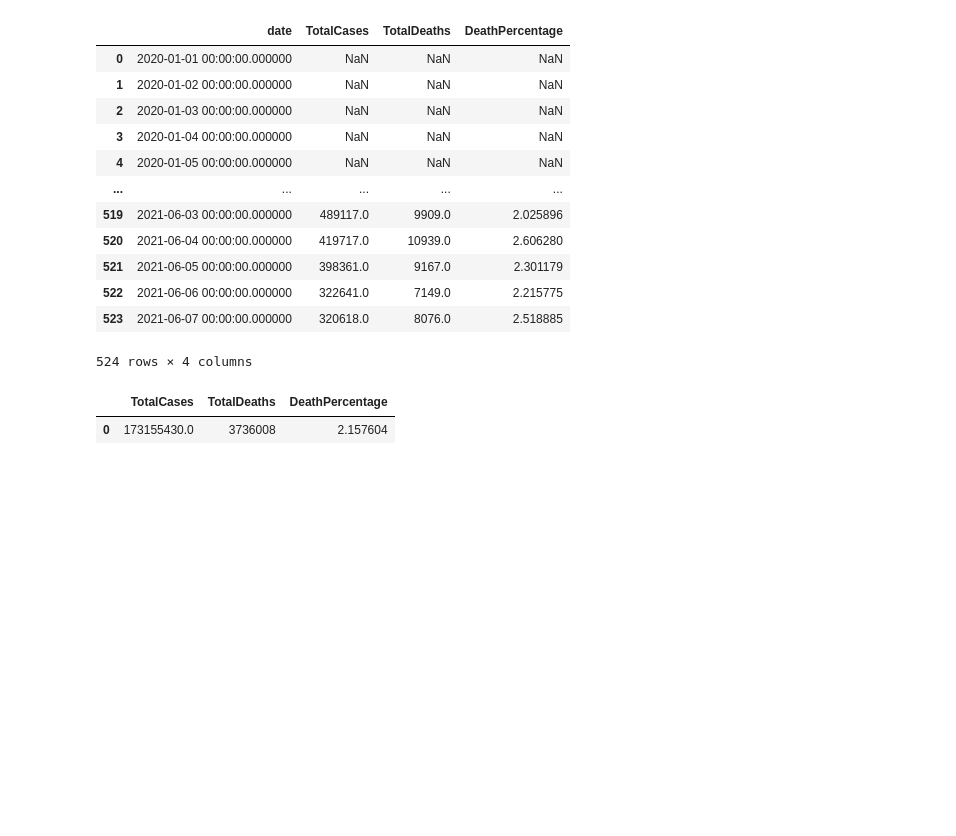
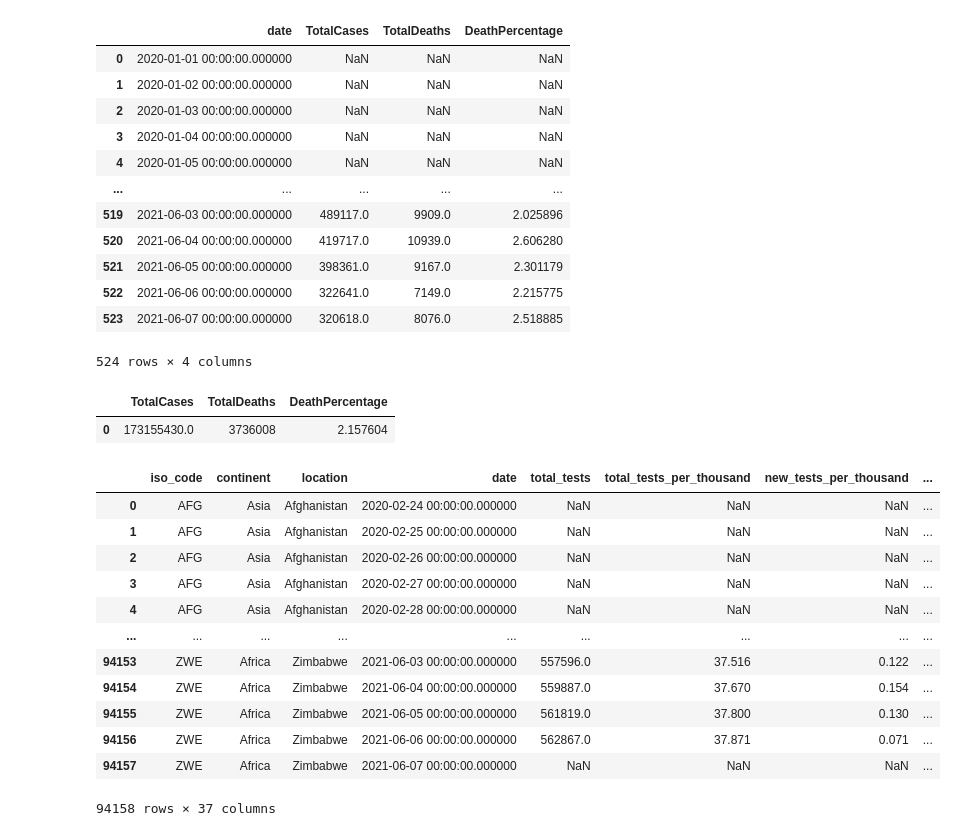
Before and after one commit to atalebizadeh/Examples, a Jupyter notebook: COVID-19/COVID-19 Pandasql.ipynb, the cells around one changed output. Drawn from its saved outputs; the diff is of its cells as text; code cells hidden in the pictures; blank space fills up the shorter version.

```diff
--- a/COVID-19/COVID-19 Pandasql.ipynb
+++ b/COVID-19/COVID-19 Pandasql.ipynb
@@ -206,3 +206,20 @@ ps.sqldf("select SUM(new_cases) as TotalCases, SUM(cast(new_deaths as int)) as T
 # %% [output]
 |  | TotalCases | TotalDeaths | DeathPercentage |
 | 0 | 173155430.0 | 3736008 | 2.157604 |
+# %%
+# let's look at cv - Covid Vaccinations table
+ps.sqldf("select * from cv")
+# %% [output]
+|  | iso_code | continent | location | date | total_tests | total_tests_per_thousand | new_tests_per_thousand | ... |
+| 0 | AFG | Asia | Afghanistan | 2020-02-24 00:00:00.000000 | NaN | NaN | NaN | ... |
+| 1 | AFG | Asia | Afghanistan | 2020-02-25 00:00:00.000000 | NaN | NaN | NaN | ... |
+| 2 | AFG | Asia | Afghanistan | 2020-02-26 00:00:00.000000 | NaN | NaN | NaN | ... |
+| 3 | AFG | Asia | Afghanistan | 2020-02-27 00:00:00.000000 | NaN | NaN | NaN | ... |
+| 4 | AFG | Asia | Afghanistan | 2020-02-28 00:00:00.000000 | NaN | NaN | NaN | ... |
+| ... | ... | ... | ... | ... | ... | ... | ... | ... |
+| 94153 | ZWE | Africa | Zimbabwe | 2021-06-03 00:00:00.000000 | 557596.0 | 37.516 | 0.122 | ... |
+| 94154 | ZWE | Africa | Zimbabwe | 2021-06-04 00:00:00.000000 | 559887.0 | 37.670 | 0.154 | ... |
+| 94155 | ZWE | Africa | Zimbabwe | 2021-06-05 00:00:00.000000 | 561819.0 | 37.800 | 0.130 | ... |
+| 94156 | ZWE | Africa | Zimbabwe | 2021-06-06 00:00:00.000000 | 562867.0 | 37.871 | 0.071 | ... |
+| 94157 | ZWE | Africa | Zimbabwe | 2021-06-07 00:00:00.000000 | NaN | NaN | NaN | ... |
+94158 rows × 37 columns
```
Also changed, not shown: parts of 2 cells of this notebook.
